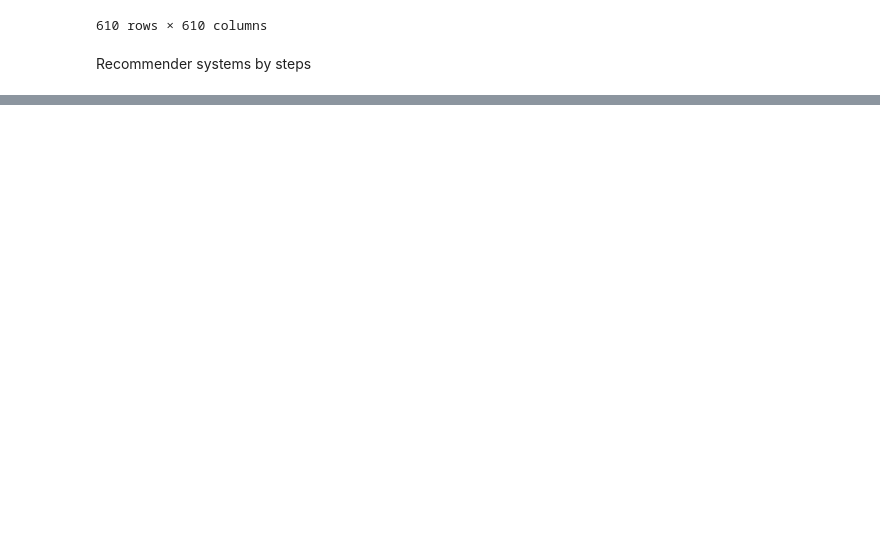
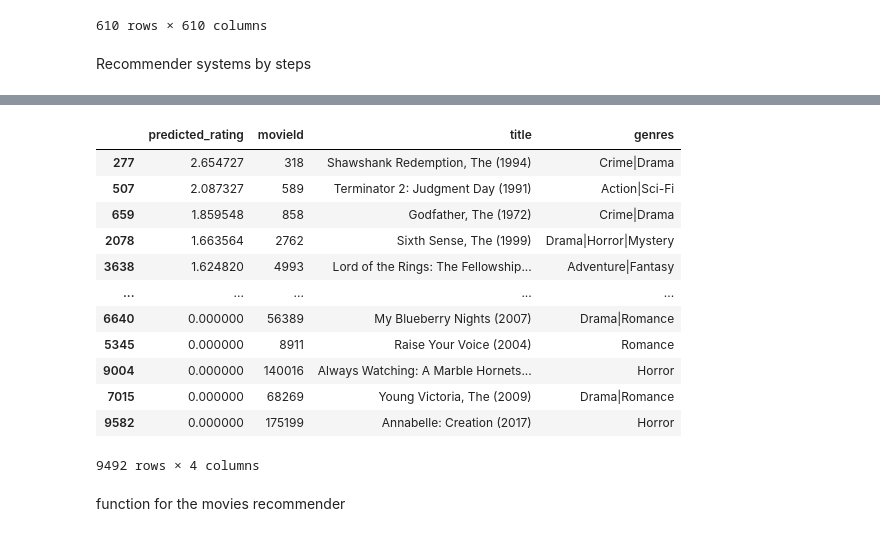
Before and after one commit to Joldon/Recommender_app, a Jupyter notebook: movies_recommender.ipynb, the cells around one changed output, grey strips where cells are left out. Cells and saved outputs as stored; diff of their text form; code cells hidden in the pictures; blank space fills up the shorter version.

```diff
--- a/movies_recommender.ipynb
+++ b/movies_recommender.ipynb
@@ -125,0 +189,6 @@ Recommender systems by steps
+# %%
+# Compute the ratings user 1 would give to those unrated movies.
+# dot product between the unrated movies and the weights
+
+weighted_averages = pd.DataFrame(user_unrated_movies.T.dot(weights), columns=['predicted_rating'])
+weighted_averages
@@ -126,5 +210,25 @@ Recommender systems by steps
+# %%
+# sort the predicted ratings in descending order
+movie_recommendations = weighted_averages.merge(movies, left_index=True, right_on='movieId').sort_values('predicted_rating', ascending=False)
+movie_recommendations
+# %% [output]
+|  | predicted_rating | movieId | title | genres |
+| 277 | 2.654727 | 318 | Shawshank Redemption, The (1994) | Crime|Drama |
+| 507 | 2.087327 | 589 | Terminator 2: Judgment Day (1991) | Action|Sci-Fi |
+| 659 | 1.859548 | 858 | Godfather, The (1972) | Crime|Drama |
+| 2078 | 1.663564 | 2762 | Sixth Sense, The (1999) | Drama|Horror|Mystery |
+| 3638 | 1.624820 | 4993 | Lord of the Rings: The Fellowship... | Adventure|Fantasy |
+| ... | ... | ... | ... | ... |
+| 6640 | 0.000000 | 56389 | My Blueberry Nights (2007) | Drama|Romance |
+| 5345 | 0.000000 | 8911 | Raise Your Voice (2004) | Romance |
+| 9004 | 0.000000 | 140016 | Always Watching: A Marble Hornets... | Horror |
+| 7015 | 0.000000 | 68269 | Young Victoria, The (2009) | Drama|Romance |
+| 9582 | 0.000000 | 175199 | Annabelle: Creation (2017) | Horror |
+9492 rows × 4 columns
 # %%
 # compute the top 10 most similar users to each user
 # top_similar_users = {}
 # for user in user_similarities.columns:
 #     top_similar_users[user] = user_similarities[user].sort_values(ascending=False).index[1:11]
+# %% [markdown]
+function for the movies recommender
```
Also changed, not shown: parts of 6 cells of this notebook.
